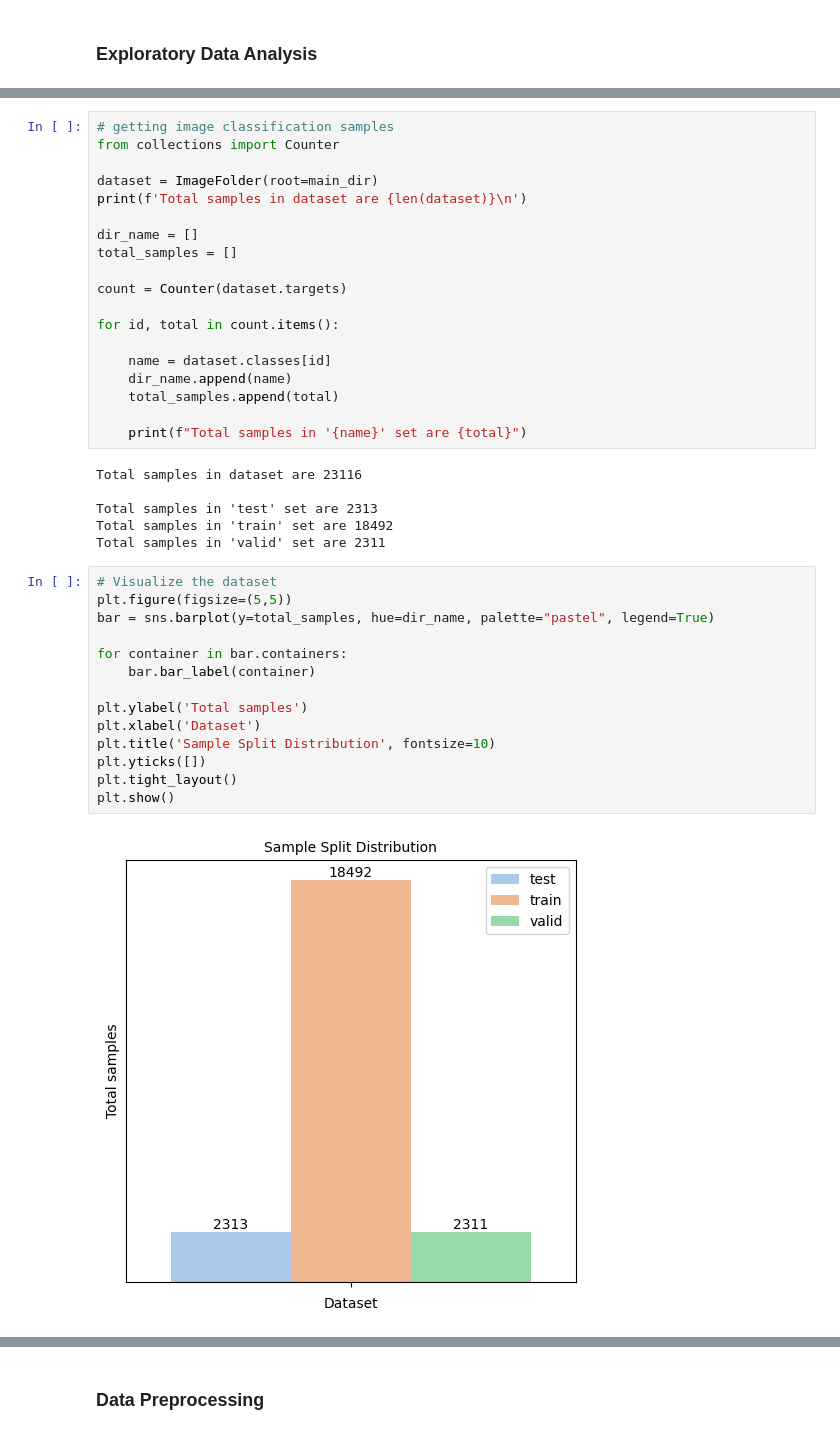
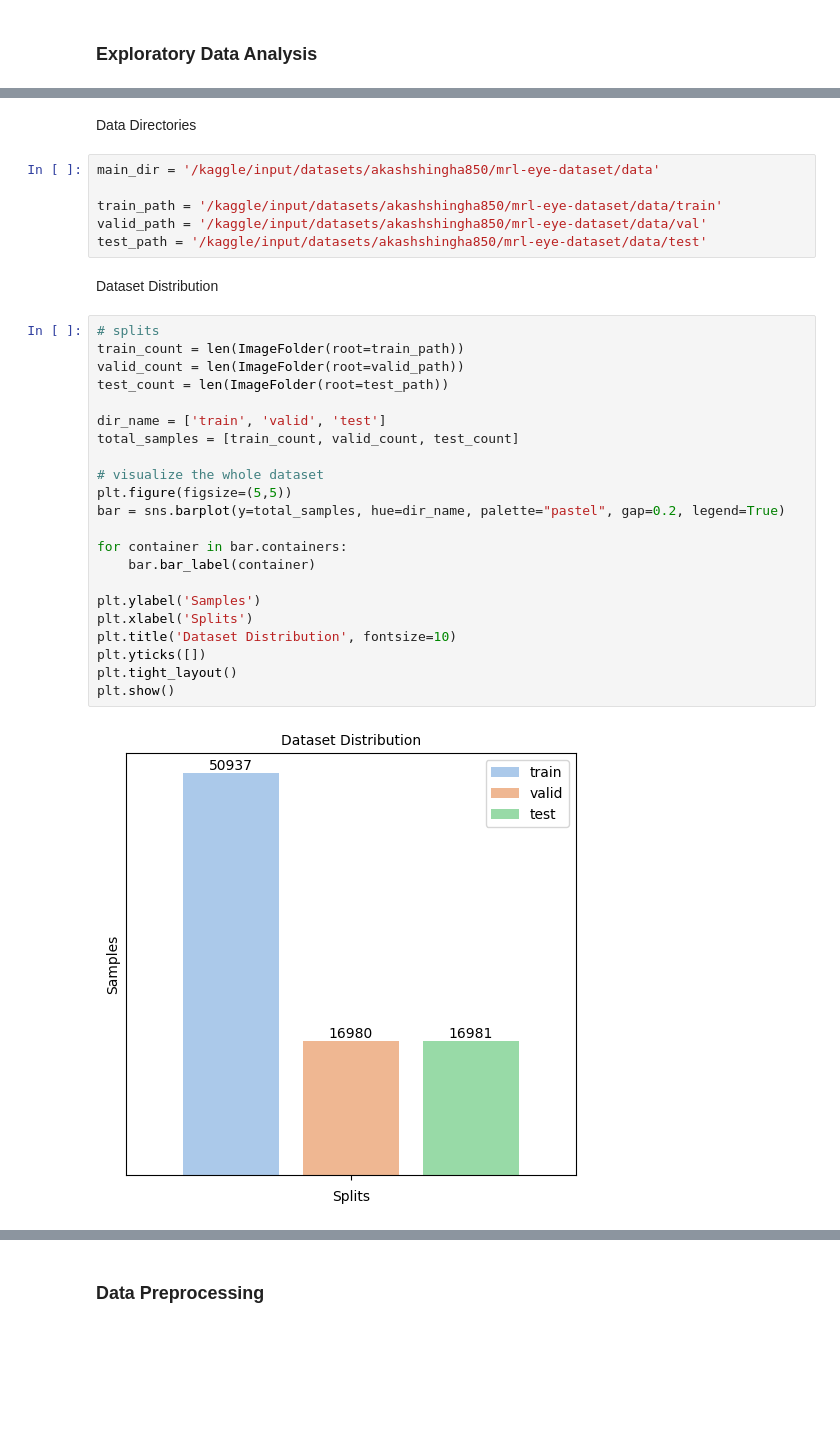
Before and after one commit to mirzaabubakar-mughal/Deep-Learning-Term-Project, a Jupyter notebook: notebook.ipynb, the cells around one changed output, grey strips where cells are left out. Cells and saved outputs as stored; diff of their text form; blank space fills up the shorter version.

```diff
--- a/notebook.ipynb
+++ b/notebook.ipynb
@@ -95,41 +66,34 @@ Dataset splits: 3 ['valid', 'train', 'test']
-# %%
-# getting image classification samples
-from collections import Counter
-
-dataset = ImageFolder(root=main_dir)
-print(f'Total samples in dataset are {len(dataset)}\n')
-
-dir_name = []
-total_samples = []
-
-count = Counter(dataset.targets)
-
-for id, total in count.items():
-
-    name = dataset.classes[id]
-    dir_name.append(name)
-    total_samples.append(total)
-
-    print(f"Total samples in '{name}' set are {total}")
-# %% [output]
-Total samples in dataset are 23116
-
-Total samples in 'test' set are 2313
-Total samples in 'train' set are 18492
-Total samples in 'valid' set are 2311
+# %% [markdown]
+Data Directories
+# %%
+main_dir = '/kaggle/input/datasets/akashshingha850/mrl-eye-dataset/data'
+
+train_path = '/kaggle/input/datasets/akashshingha850/mrl-eye-dataset/data/train'
+valid_path = '/kaggle/input/datasets/akashshingha850/mrl-eye-dataset/data/val'
+test_path = '/kaggle/input/datasets/akashshingha850/mrl-eye-dataset/data/test'
+# %% [markdown]
+Dataset Distribution
 # %%
-# Visualize the dataset
+# splits
+train_count = len(ImageFolder(root=train_path))
+valid_count = len(ImageFolder(root=valid_path))
+test_count = len(ImageFolder(root=test_path))
+
+dir_name = ['train', 'valid', 'test']
+total_samples = [train_count, valid_count, test_count]
+
+# visualize the whole dataset
 plt.figure(figsize=(5,5))
-bar = sns.barplot(y=total_samples, hue=dir_name, palette="pastel", legend=True)
+bar = sns.barplot(y=total_samples, hue=dir_name, palette="pastel", gap=0.2, legend=True)
 
 for container in bar.containers:
     bar.bar_label(container)
 
-plt.ylabel('Total samples')
-plt.xlabel('Dataset')
-plt.title('Sample Split Distribution', fontsize=10)
+plt.ylabel('Samples')
+plt.xlabel('Splits')
+plt.title('Dataset Distribution', fontsize=10)
 plt.yticks([])
 plt.tight_layout()
 plt.show()
 # %% [output]
-[figure, old version]
+[figure, new version]
```
Also changed, not shown: parts of 72 cells of this notebook.
